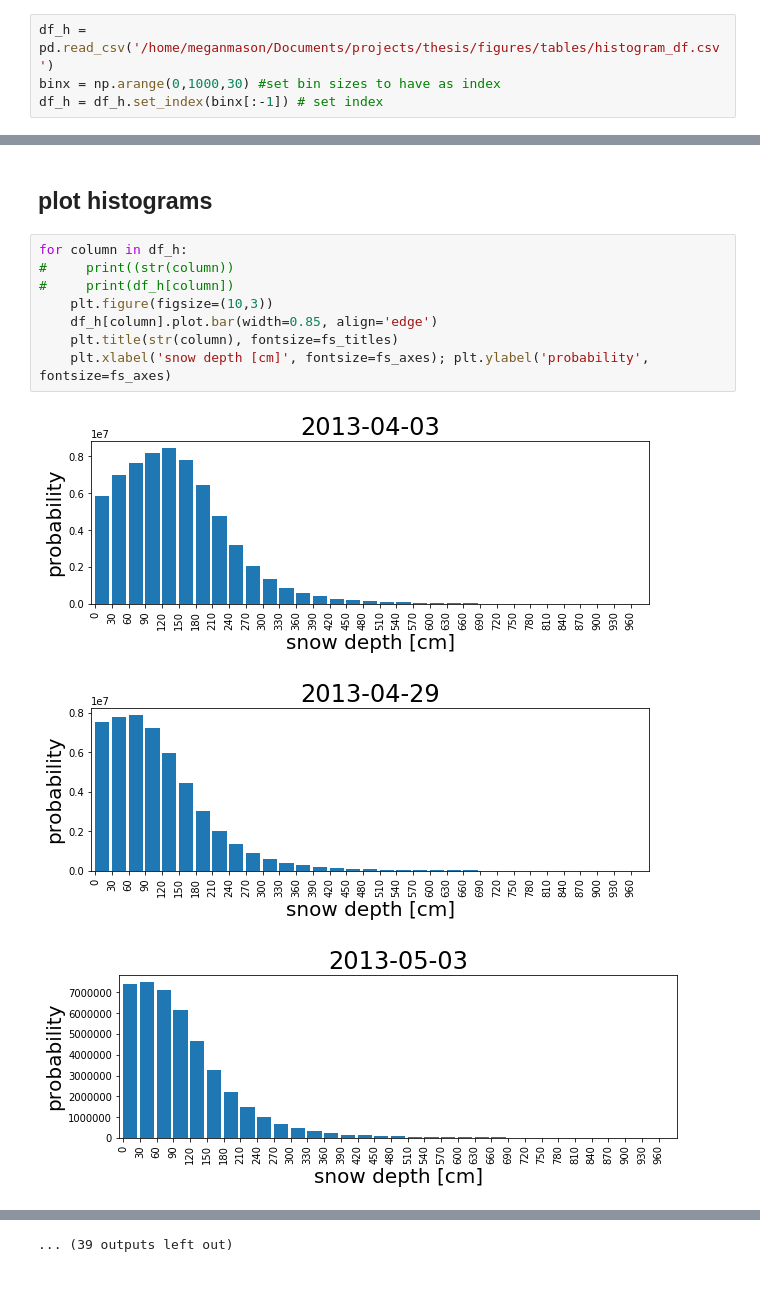
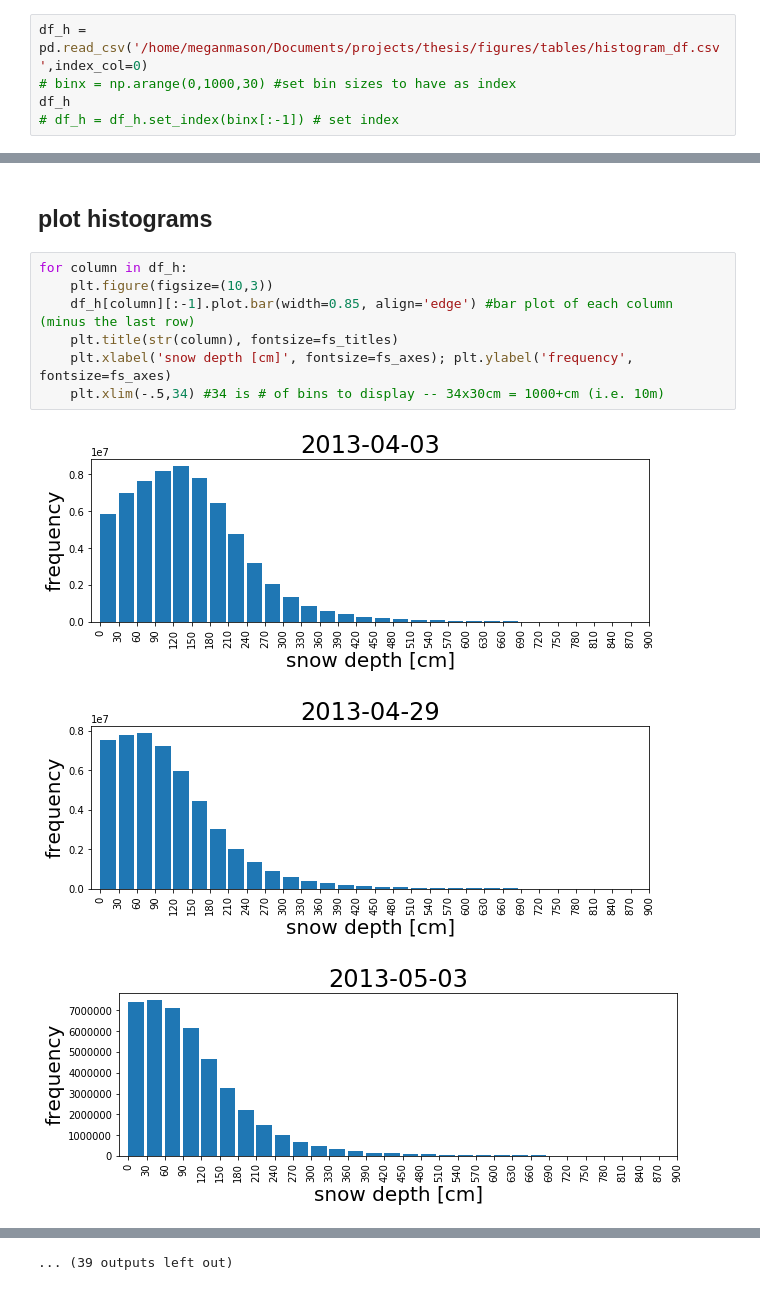
Before and after one commit to meganmason/jlabs, a Jupyter notebook: 3m_analysis/3m_histograms.ipynb, the cells around one changed output, grey strips where cells are left out. Saved outputs shown, nothing was run; the diff lists cells and outputs as text.

```diff
--- a/3m_analysis/3m_histograms.ipynb
+++ b/3m_analysis/3m_histograms.ipynb
@@ -31,6 +31,7 @@ fs_legend = 20
 # %% [markdown]
 ## load data histogram dataframe
 # %%
-df_h = pd.read_csv('/home/meganmason/Documents/projects/thesis/figures/tables/histogram_df.csv')
-binx = np.arange(0,1000,30) #set bin sizes to have as index
-df_h = df_h.set_index(binx[:-1]) # set index
+df_h = pd.read_csv('/home/meganmason/Documents/projects/thesis/figures/tables/histogram_df.csv',index_col=0)
+# binx = np.arange(0,1000,30) #set bin sizes to have as index
+df_h
+# df_h = df_h.set_index(binx[:-1]) # set index
@@ -59,13 +58,12 @@ df_h
 ## plot histograms
 # %%
 for column in df_h:
-#     print((str(column))
-#     print(df_h[column])
     plt.figure(figsize=(10,3))
-    df_h[column].plot.bar(width=0.85, align='edge')
+    df_h[column][:-1].plot.bar(width=0.85, align='edge') #bar plot of each column (minus the last row)
     plt.title(str(column), fontsize=fs_titles)
-    plt.xlabel('snow depth [cm]', fontsize=fs_axes); plt.ylabel('probability', fontsize=fs_axes)
+    plt.xlabel('snow depth [cm]', fontsize=fs_axes); plt.ylabel('frequency', fontsize=fs_axes)
+    plt.xlim(-.5,34) #34 is # of bins to display -- 34x30cm = 1000+cm (i.e. 10m)
 # %% [output]
-[figure, old version]
+[figure, new version]
-[figure, old version]
+[figure, new version]
-[figure, old version]
+[figure, new version]
```
Also changed, not shown: parts of 3 cells of this notebook, 1 other file.
